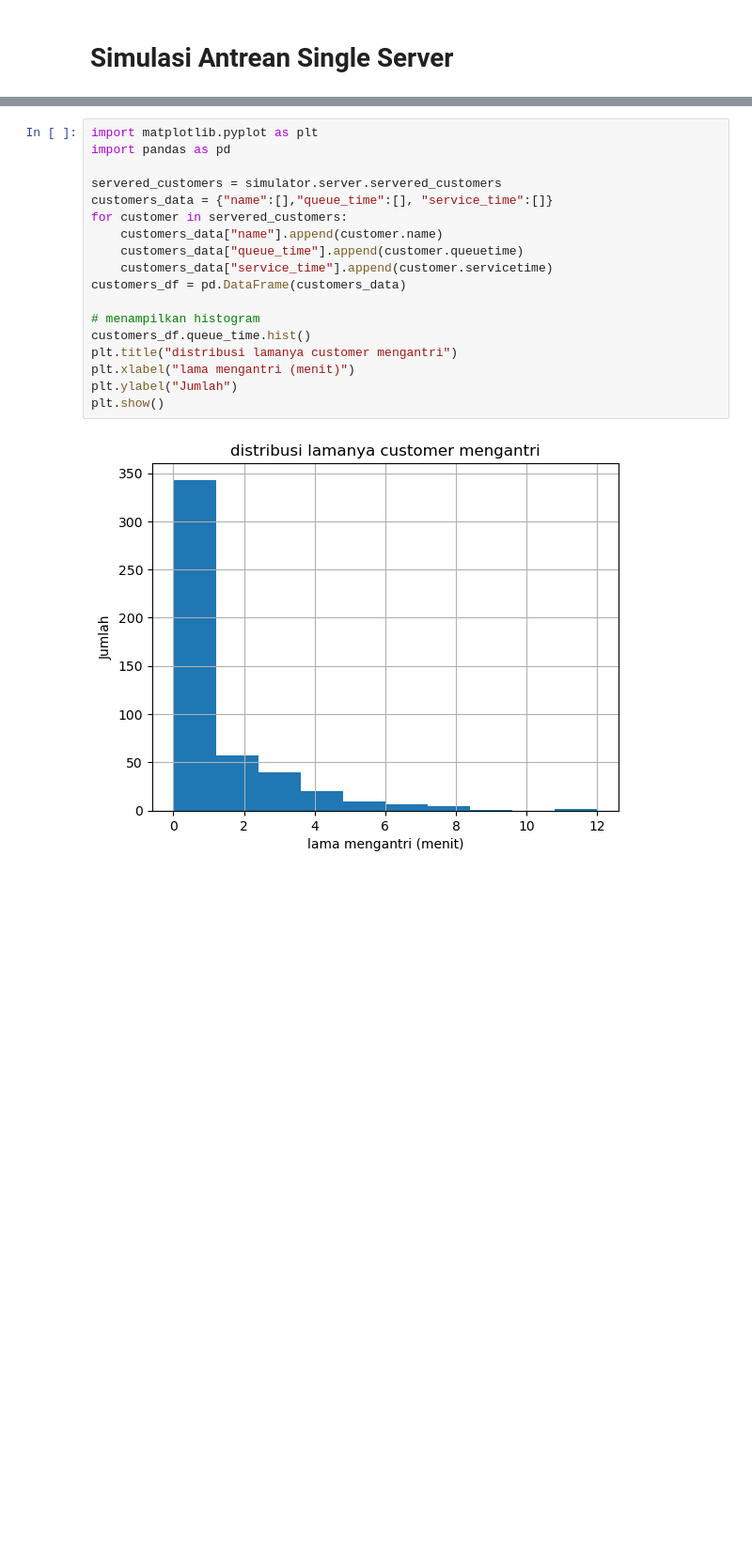
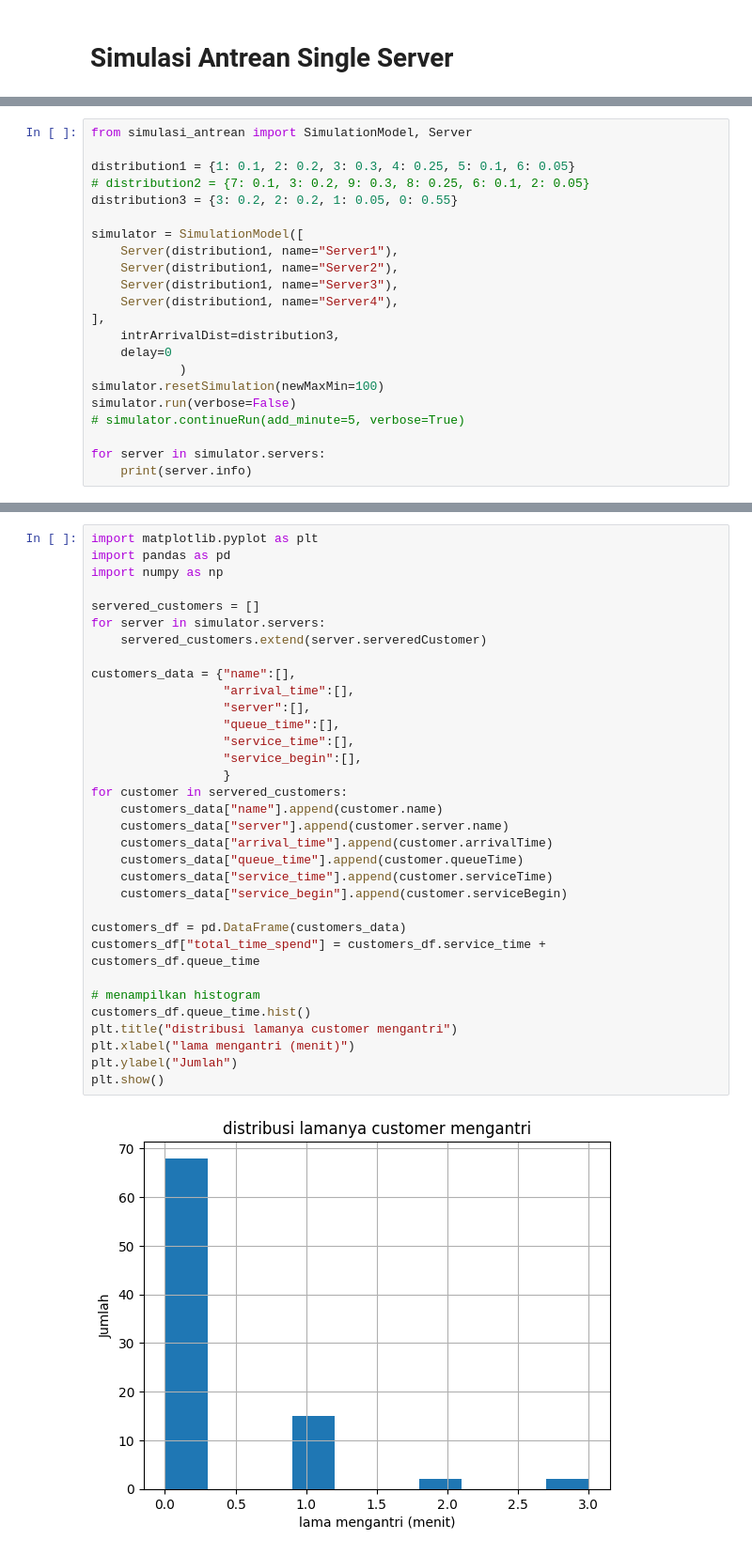
Before and after one commit to yunama47/tugas-pemodelan-simulasi, a Jupyter notebook: notebook.ipynb, the cells around one changed output, grey strips where cells are left out. Shown at 94% size. Cells and saved outputs as stored; diff of their text form; blank space fills up the shorter version.

Commit message:
update simulasi_antrean dan notebook

```diff
--- a/notebook.ipynb
+++ b/notebook.ipynb
@@ -110,0 +88,22 @@ current customer = Customer 518 | time left = 1 | queue = [Customer 519]
+# %%
+from simulasi_antrean import SimulationModel, Server
+
+distribution1 = {1: 0.1, 2: 0.2, 3: 0.3, 4: 0.25, 5: 0.1, 6: 0.05}
+# distribution2 = {7: 0.1, 3: 0.2, 9: 0.3, 8: 0.25, 6: 0.1, 2: 0.05}
+distribution3 = {3: 0.2, 2: 0.2, 1: 0.05, 0: 0.55}
+
+simulator = SimulationModel([
+    Server(distribution1, name="Server1"),
+    Server(distribution1, name="Server2"),
+    Server(distribution1, name="Server3"),
+    Server(distribution1, name="Server4"),
+],
+    intrArrivalDist=distribution3,
+    delay=0
+            )
+simulator.resetSimulation(newMaxMin=100)
+simulator.run(verbose=False)
+# simulator.continueRun(add_minute=5, verbose=True)
+
+for server in simulator.servers:
+    print(server.info)
@@ -111,23 +128,38 @@ current customer = Customer 518 | time left = 1 | queue = [Customer 519]
 # %%
 import matplotlib.pyplot as plt
 import pandas as pd
+import numpy as np
 
-servered_customers = simulator.server.servered_customers
-customers_data = {"name":[],"queue_time":[], "service_time":[]}
+servered_customers = []
+for server in simulator.servers:
+    servered_customers.extend(server.serveredCustomer)
+
+customers_data = {"name":[],
+                  "arrival_time":[],
+                  "server":[],
+                  "queue_time":[],
+                  "service_time":[],
+                  "service_begin":[],
+                  }
 for customer in servered_customers:
     customers_data["name"].append(customer.name)
-    customers_data["queue_time"].append(customer.queuetime)
-    customers_data["service_time"].append(customer.servicetime)
+    customers_data["server"].append(customer.server.name)
+    customers_data["arrival_time"].append(customer.arrivalTime)
+    customers_data["queue_time"].append(customer.queueTime)
+    customers_data["service_time"].append(customer.serviceTime)
+    customers_data["service_begin"].append(customer.serviceBegin)
+
 customers_df = pd.DataFrame(customers_data)
+customers_df["total_time_spend"] = customers_df.service_time + customers_df.queue_time
 
 # menampilkan histogram
 customers_df.queue_time.hist()
 plt.title("distribusi lamanya customer mengantri")
 plt.xlabel("lama mengantri (menit)")
 plt.ylabel("Jumlah")
 plt.show()
 # %% [output]
-[figure, old version]
+[figure, new version]
 # %%
 from simulasi_antrean import  avg_distribution
 
```
Also changed, not shown: parts of 6 cells of this notebook, 2 other files.
